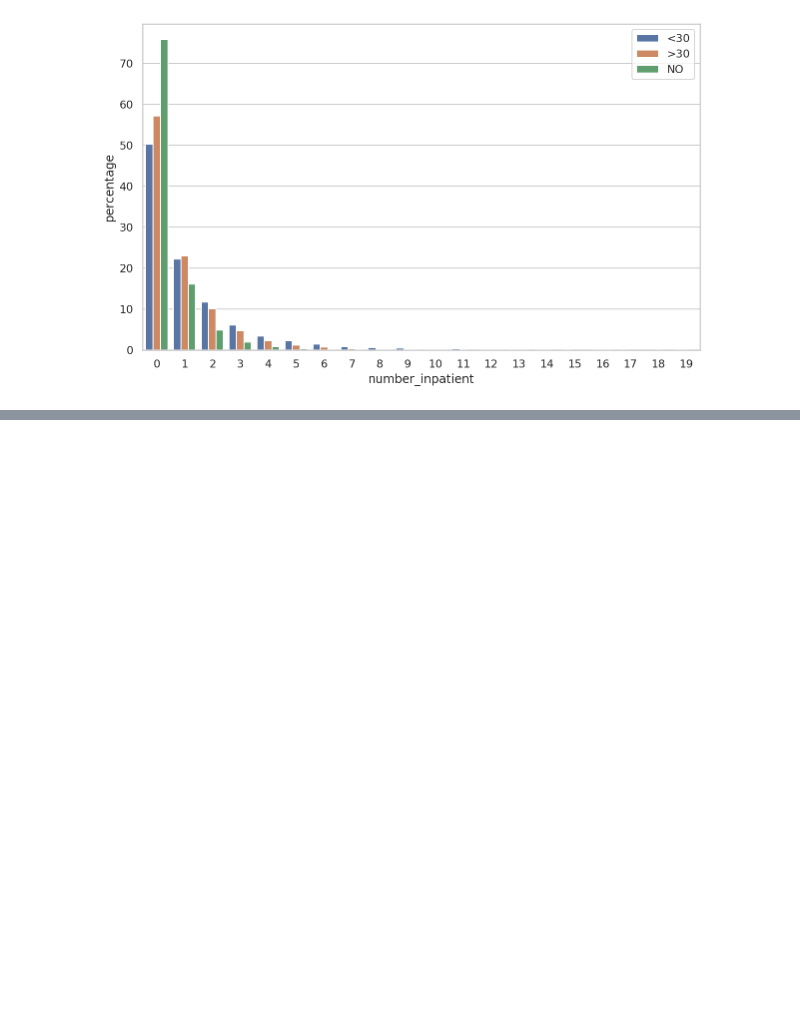
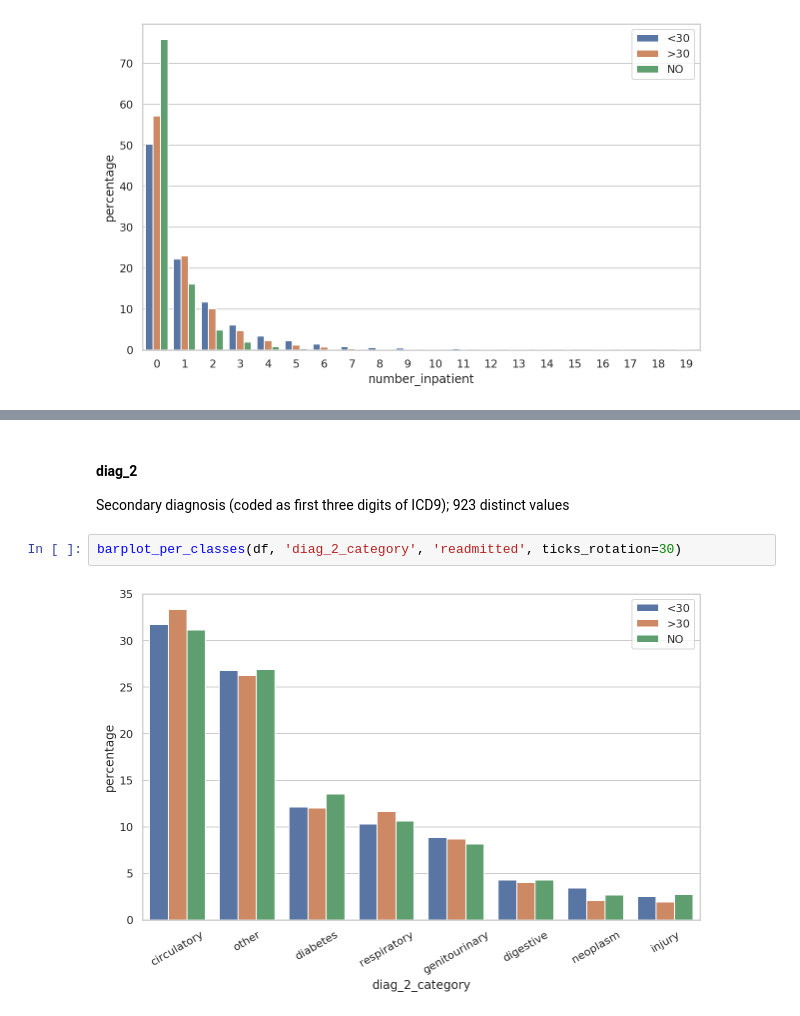
Before and after one commit to pmacinec/diabetes-patients-readmissions-prediction, a Jupyter notebook: notebooks/0_data_analysis.ipynb, the cells around one changed output, grey strips where cells are left out. Saved outputs shown, nothing was run; the diff lists cells and outputs as text; blank space fills up the shorter version.

```diff
--- a/notebooks/0_data_analysis.ipynb
+++ b/notebooks/0_data_analysis.ipynb
@@ -467,0 +532,7 @@ barplot_per_classes(df, 'number_inpatient', 'readmitted')
+# %% [markdown]
+#### diag_2
+Secondary diagnosis (coded as first three digits of ICD9); 923 distinct values
+# %%
+barplot_per_classes(df, 'diag_2_category', 'readmitted', ticks_rotation=30)
+# %% [output]
+[figure, added]
```
Also changed, not shown: parts of 15 cells of this notebook.
